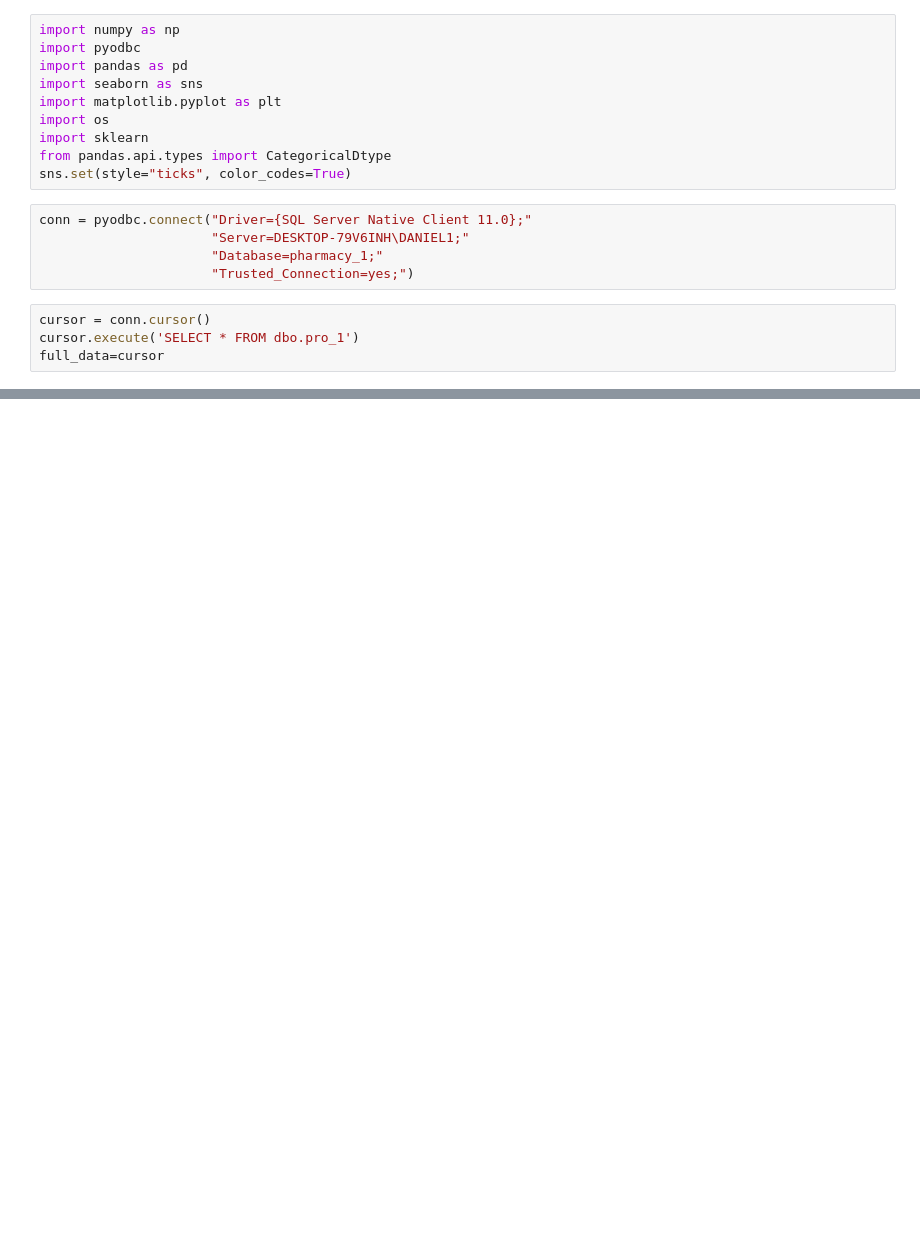
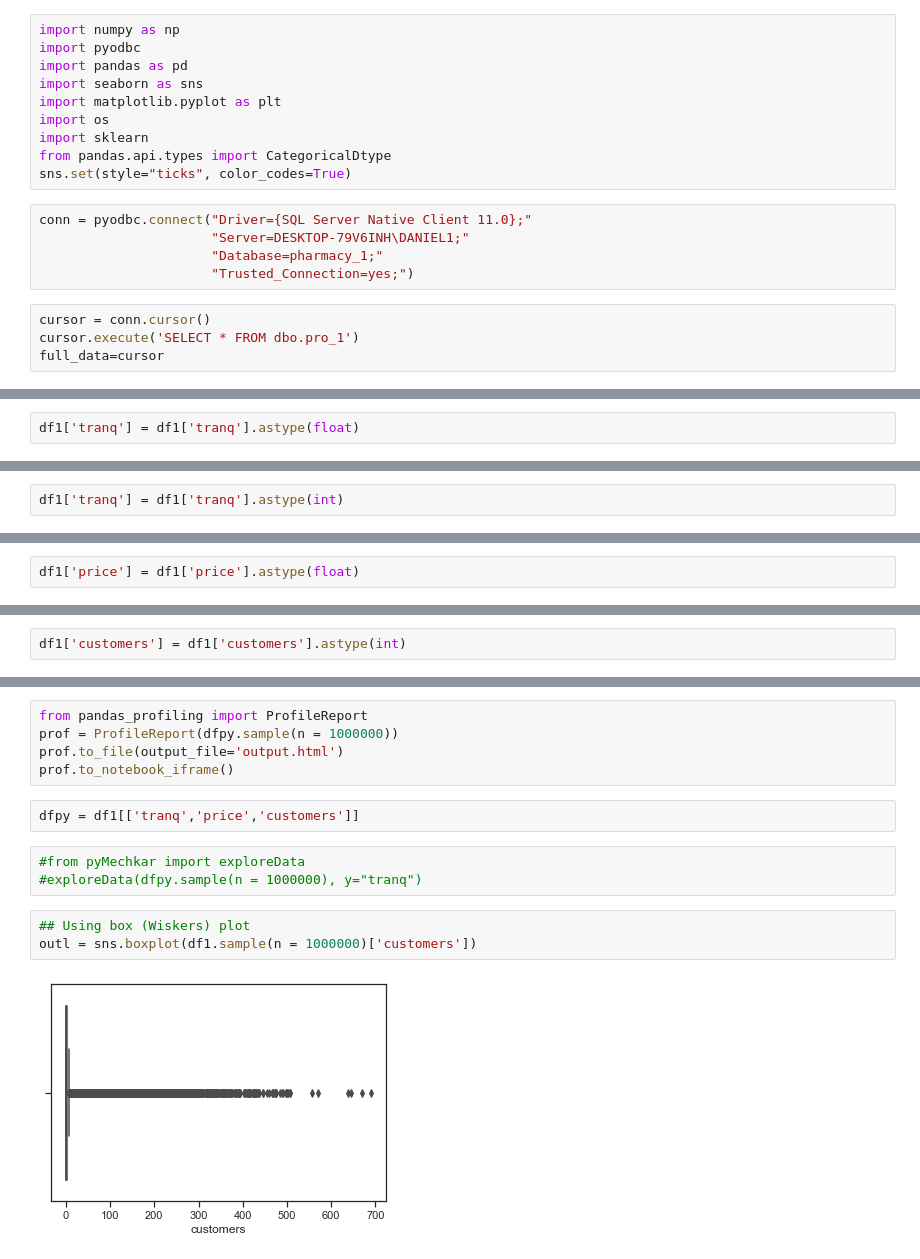
Before and after one commit to DANIELH2/DataScience, a Jupyter notebook: project/Untitled.ipynb, the cells around one changed output, grey strips where cells are left out. Drawn from its saved outputs; the diff is of its cells as text; blank space fills up the shorter version.

```diff
--- a/project/Untitled.ipynb
+++ b/project/Untitled.ipynb
@@ -22,0 +57,2 @@ df.head()
+# %%
+df1['tranq'] = df1['tranq'].astype(float)
@@ -22,0 +65,2 @@ df.head()
+# %%
+df1['tranq'] = df1['tranq'].astype(int)
@@ -22,0 +73,2 @@ df.head()
+# %%
+df1['price'] = df1['price'].astype(float)
@@ -22,0 +81,2 @@ df.head()
+# %%
+df1['customers'] = df1['customers'].astype(int)
@@ -22,0 +104,15 @@ df.head()
+# %%
+from pandas_profiling import ProfileReport
+prof = ProfileReport(dfpy.sample(n = 1000000))
+prof.to_file(output_file='output.html')
+prof.to_notebook_iframe()
+# %%
+dfpy = df1[['tranq','price','customers']]
+# %%
+#from pyMechkar import exploreData
+#exploreData(dfpy.sample(n = 1000000), y="tranq")
+# %%
+## Using box (Wiskers) plot
+outl = sns.boxplot(df1.sample(n = 1000000)['customers'])
+# %% [output]
+[figure, added]
```
Also changed, not shown: parts of 14 cells of this notebook, 4 other files.
